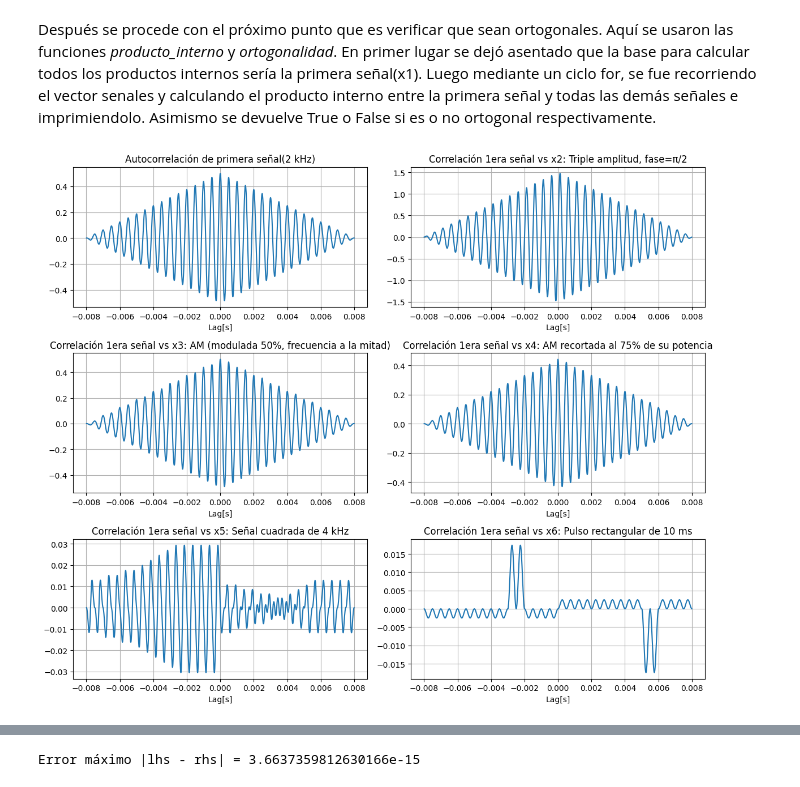
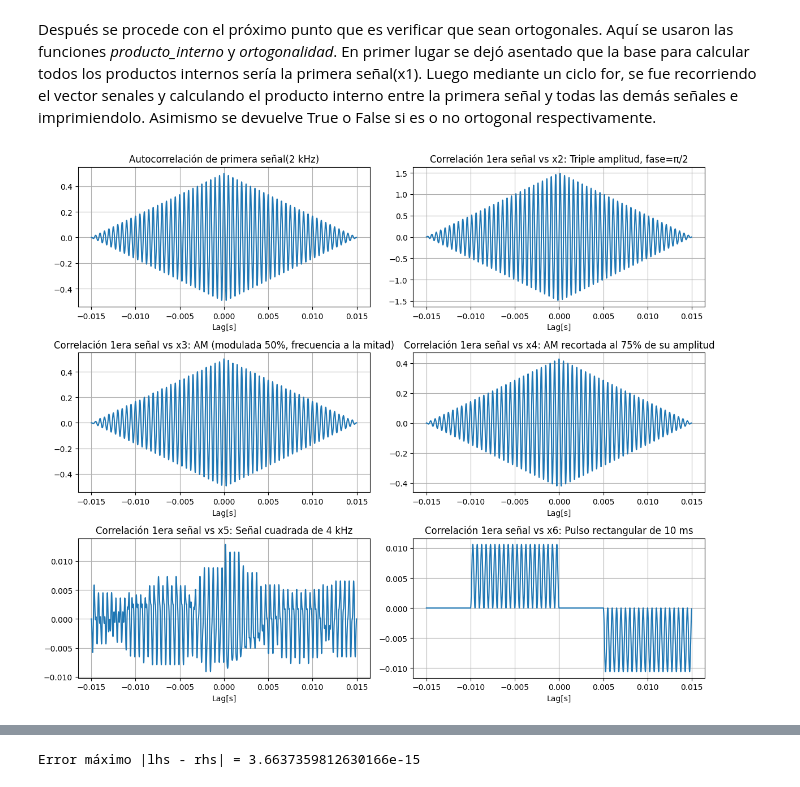
Before and after one commit to aguspaolini/aps-Paolini-Rosso, a Jupyter notebook: TS1-Poric.ipynb, the cells around one changed output, grey strips where cells are left out. Drawn from its saved outputs; the diff is of its cells as text; code cells hidden in the pictures.

```diff
--- a/TS1-Poric.ipynb
+++ b/TS1-Poric.ipynb
@@ -69,6 +94,6 @@ Para comenzar explicaré un poco el código desarrollado. Para trabajar con esta
 # %%
-frec_ADC = 100000
-N = 800
+frec_ADC = 80000
+N = 1200
 Ts = 1 / frec_ADC
 t, _ = f_senoidales(0, 0, 1, 0, N, frec_ADC)
 
@@ -91,7 +116,7 @@ x3 = mod * (amp_max*np.sin(2*np.pi*f1*t)) #AM aca esta la multiplicacion de los
 
 
 #2.4 Señal anterior recortada a 75% de su potencia
-x4 = recorta_energia(x3, frec_ADC, ratio = 0.75)
+x4 = recorta_amplitud(x1, ratio = 0.75)
 
 #2.5 Señal cuadrada de 4 kHz(amplitud amp_max, valores + o - amp_max)
 x5 = amp_max * np.sign(np.sin(2*np.pi*4000*t))
@@ -101,11 +126,13 @@ x5 = amp_max * np.sign(np.sin(2*np.pi*4000*t))
 
 
 #2.6 Pulso rectangular de 10 ms (amplitud amp_max)
-x6 = np.zeros_like(t) #np.zeros_like crea un array del mismo tamaño de lo que se lo este
-                    #igualando nada mas que lleno de ceros, sirve para ir llenando el array
-t0, ancho = 0.002, 0.001 #pulso entre 20 ms y 30 ms
-mask = (t >= t0) & (t < t0 + ancho) #crea una mascara para el intervalo 20ms<=t<30ms
-x6[mask] = amp_max #en el intervalo de la mascara le asigno la amplitud y en el resto que sea cero
+x6 = np.zeros_like(t)
+t0, ancho = 0.00, 0.010          # de 0 a 10 ms
+mask = (t >= t0) & (t < t0 + ancho)
+x6[mask] = amp_max
+#np.zeros_like crea un array del mismo tamaño de lo que se lo este
+#igualando nada mas que lleno de ceros, sirve para ir llenando el array
+#en el intervalo de la mascara le asigno la amplitud y en el resto que sea cero
 # %% [markdown]
 Luego, se le da un valor a la frecuencia de muestreo lo suficientemente alto para que cumpla Nyquist, y también valores de N, y se obtiene el valor del eje temporal t que se usará para el resto de las otras señales, se usa el _ para omitir los valores en Python, se podría decir que no los guarda. Luego se le da una amplitud de 1V y f1=2000 Hz y se crea la señal pedida en el punto 1. A continuación, se pide la misma señal amplificada y desfasada, en este caso solo se queda con los valores de x. Para el item 3 se solicita la misma señal modulada en amplitud por otra señal sinusoidal de la mitad de la frecuencia. Modular señales significa multiplicar ambas señales es decir ambos senos. El
 \begin {equation}
@@ -122,7 +149,7 @@ senales = {
     "x1: Seno 2 kHz":x1,
     "x2: Triple amplitud, fase=π/2":x2,
     "x3: AM (modulada 50%, frecuencia a la mitad)":x3,
-    "x4: AM recortada al 75% de su potencia":x4,
+    "x4: AM recortada al 75% de su amplitud":x4,
     "x5: Señal cuadrada de 4 kHz":x5,
     "x6: Pulso rectangular de 10 ms":x6,
 }
@@ -138,6 +165,8 @@ for i, (nombre, x) in enumerate(senales.items(), 1):
     plt.xlabel("Tiempo[s]")
     plt.ylabel("Amplitud[V]")
     plt.grid(True)
+    if "cuadrada" in nombre:
+        plt.xlim(0, 0.005)   # mostrar solo de 0 a 5 ms
 plt.tight_layout()
 plt.show()
 # %% [output]
@@ -163,29 +192,29 @@ Después se procede con el próximo punto que es verificar que sean ortogonales.
 # %%
 lags = np.arange(-N+1, N) * Ts #El vector lags representa los desplazamientos temporales que se usan en la correlación
 
 plt.figure(figsize=(12,10))
 
 #Autocorrelación de 1er señal
-c_auto = xcorr(x1, x1)
+c_auto = xcorr(x1, x1, subtract_mean=False, norm='biased')
 plt.subplot(3, 2, 1)
 plt.plot(lags, c_auto)
 plt.title("Autocorrelación de primera señal(2 kHz)")
 plt.xlabel("Lag[s]")
 plt.grid(True)
 
 #Correlaciones cruzadas
 pos = 2
 for nombre, x in list(senales.items())[1: ]:
-    c = xcorr(x1, x)
+    c = xcorr(x1, x, subtract_mean=False, norm='biased')
     plt.subplot(3, 2, pos)
     plt.plot(lags, c)
     plt.title(f"Correlación 1era señal vs {nombre}")
     plt.xlabel("Lag[s]")
     plt.grid(True)
     pos += 1
 
 plt.tight_layout()
 plt.show()
 # %% [output]
-[figure, old version]
+[figure, new version]
 # %% [markdown]
```
Also changed, not shown: parts of 9 cells of this notebook, 2 other files.
